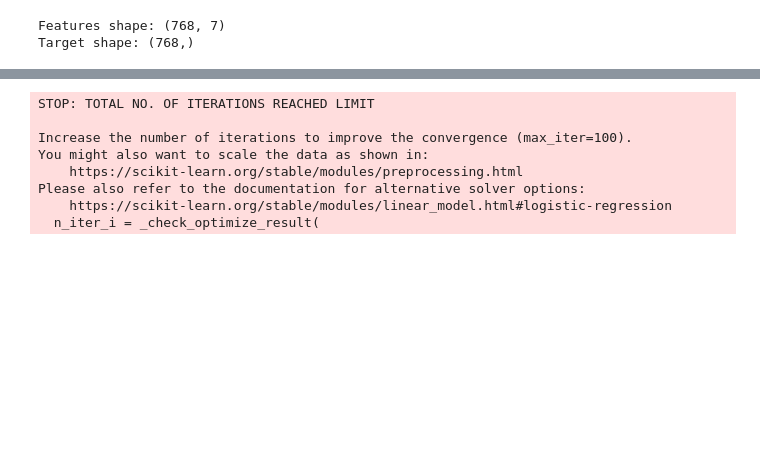
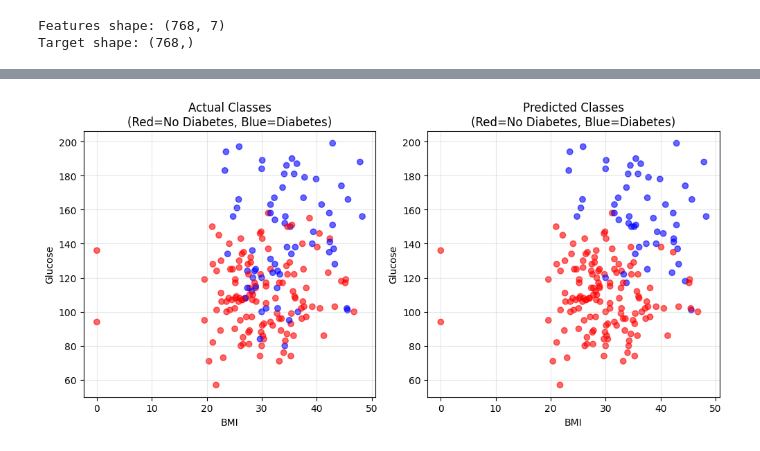
Before and after one commit to OmJejurkar/Machine-Learning-Lab, a Jupyter notebook: Assignment3_logistic/Logistic_reg.ipynb, the cells around one changed output, grey strips where cells are left out. Saved outputs shown, nothing was run; the diff lists cells and outputs as text; code cells hidden in the pictures; blank space fills up the shorter version.

```diff
--- a/Assignment3_logistic/Logistic_reg.ipynb
+++ b/Assignment3_logistic/Logistic_reg.ipynb
@@ -65,24 +65,47 @@ pima.head()
 feature_cols = ['Pregnancies', 'Insulin', 'BMI', 'Age', 'Glucose', 'BloodPressure', 'DiabetesPedigreeFunction']
 X = pima[feature_cols] # Features
 # y = pima.label # Target variable
-# %%
-# import the class
-from sklearn.linear_model import LogisticRegression
-
-# instantiate the model (using the default parameters)
-logreg = LogisticRegression(random_state=16)
-
-
-# fit the model with data
-logreg.fit(X_train, y_train)
-
-y_pred = logreg.predict(X_test)
-# %% [output]
-STOP: TOTAL NO. OF ITERATIONS REACHED LIMIT
-
-Increase the number of iterations to improve the convergence (max_iter=100).
-You might also want to scale the data as shown in:
-    https://scikit-learn.org/stable/modules/preprocessing.html
-Please also refer to the documentation for alternative solver options:
-    https://scikit-learn.org/stable/modules/linear_model.html#logistic-regression
-  n_iter_i = _check_optimize_result(
+# %%
+# Create scatter plot with two variables
+import matplotlib.pyplot as plt
+import numpy as np
+
+# Predict y_pred using LogisticRegression if not already defined
+from sklearn.linear_model import LogisticRegression
+
+# Train the model on training data
+logreg = LogisticRegression(max_iter=1000)
+logreg.fit(X_train, y_train)
+
+# Predict the labels for test set
+y_pred = logreg.predict(X_test)
+
+# Choose two variables for scatter plot
+var1 = 'BMI'
+var2 = 'Glucose'
+
+# Create figure with subplots
+plt.figure(figsize=(15, 5))
+
+# Plot 1: Actual vs Predicted on test data
+plt.subplot(1, 3, 1)
+colors = ['red' if x == 0 else 'blue' for x in y_test]
+plt.scatter(X_test[var1], X_test[var2], c=colors, alpha=0.6)
+plt.xlabel(var1)
+plt.ylabel(var2)
+plt.title('Actual Classes\n(Red=No Diabetes, Blue=Diabetes)')
+plt.grid(True, alpha=0.3)
+
+# Plot 2: Predicted classes
+plt.subplot(1, 3, 2)
+colors_pred = ['red' if x == 0 else 'blue' for x in y_pred]
+plt.scatter(X_test[var1], X_test[var2], c=colors_pred, alpha=0.6)
+plt.xlabel(var1)
+plt.ylabel(var2)
+plt.title('Predicted Classes\n(Red=No Diabetes, Blue=Diabetes)')
+plt.grid(True, alpha=0.3)
+
+plt.tight_layout()
+plt.show()
+# %% [output]
+[figure, added]
```
Also changed, not shown: parts of 3 cells of this notebook, 2 other files.
